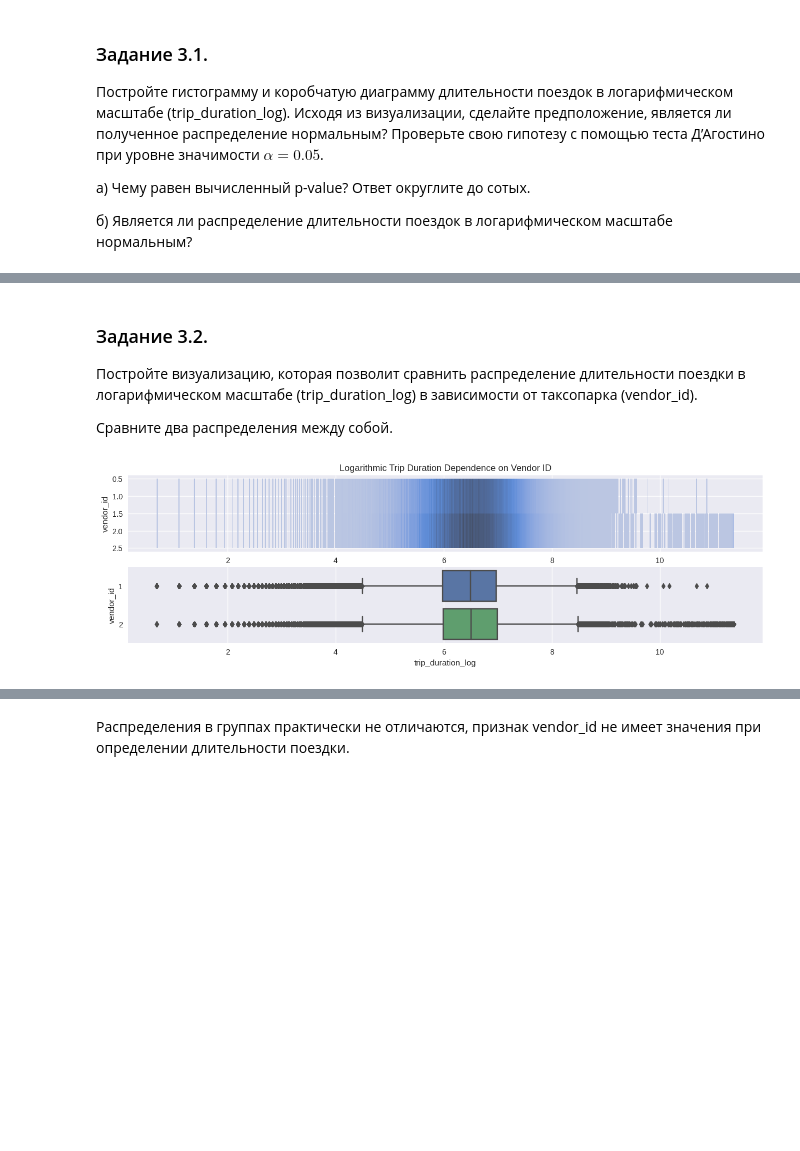
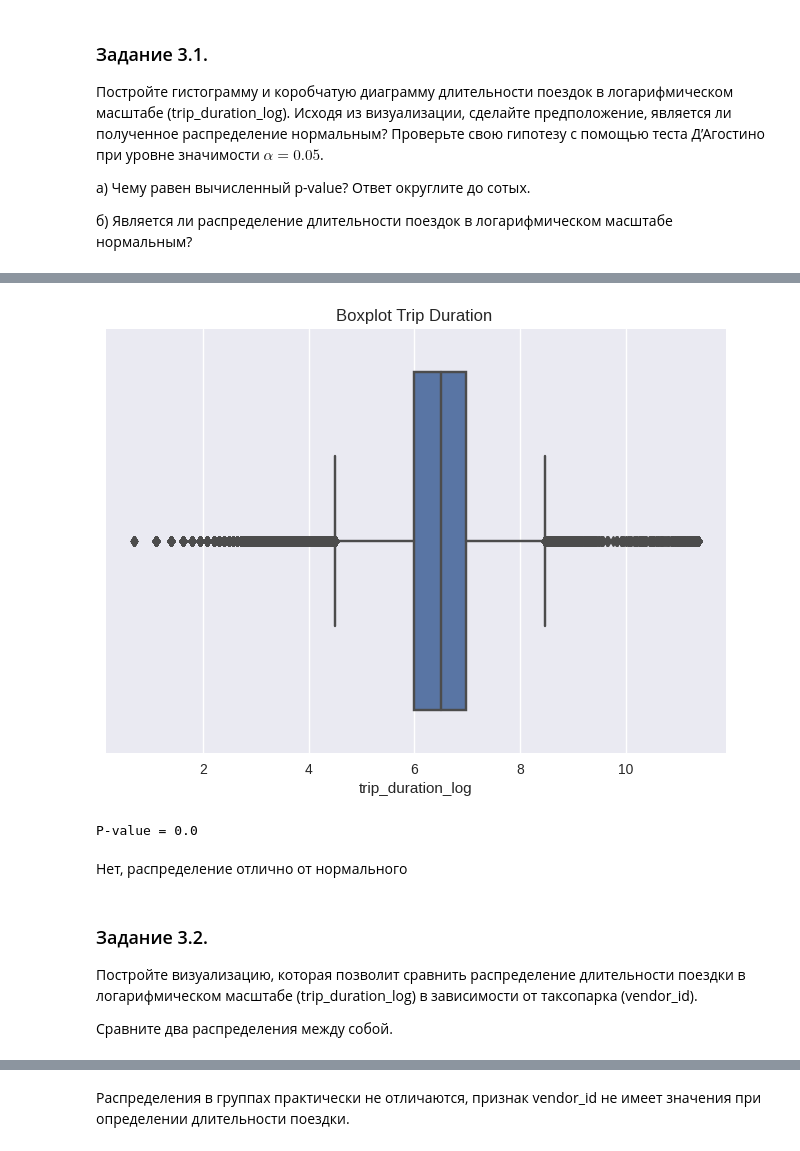
Before and after one commit to smirnovaanastasia1234/Progect_pratice, a Jupyter notebook: Проектный_практикум.ipynb, the cells around one changed output, grey strips where cells are left out. Drawn from its saved outputs; the diff is of its cells as text; code cells hidden in the pictures; blank space fills up the shorter version.

```diff
--- a/Проектный_практикум.ipynb
+++ b/Проектный_практикум.ipynb
@@ -684,26 +665,22 @@ P-value = 0.0
+# %%
+# строим коробчатую диаграмму
+boxplot = sns.boxplot(data = taxi_data, x = 'trip_duration_log')
+boxplot.set_title('Boxplot Trip Duration ');
+# %% [output]
+[figure, added]
+# %%
+# устанавливаем уровень значимости
+alpha = 0.05
+
+# тест Д'Агостино (возвращает двустороннюю вероятность для проверки гипотезы)
+test, p = stats.normaltest(taxi_data['trip_duration_log'])
+print(f'P-value = {round(p, 2)}')
+# %% [output]
+P-value = 0.0
+# %% [markdown]
+Нет, распределение отлично от нормального
 # %% [markdown]
 ### Задание 3.2.
 Постройте визуализацию, которая позволит сравнить распределение длительности поездки в логарифмическом масштабе (trip_duration_log) в зависимости от таксопарка (vendor_id).
 
 Сравните два распределения между собой.
-# %%
-# преобразуем признак vendor_id в категориальный тип данных
-taxi_data['vendor_id'] = taxi_data['vendor_id'].astype('category')
-
-# строим гистограмму и коробчатую диаграмму
-fig, axes = plt.subplots(nrows = 2, ncols = 1, figsize = (15, 4))
-histplot = sns.histplot(
-    data = taxi_data,
-    x = 'trip_duration_log',
-    y = 'vendor_id',
-    ax = axes[0]
-)
-histplot.set_title('Logarithmic Trip Duration Dependence on Vendor ID')
-boxplot = sns.boxplot(
-    data = taxi_data,
-    x = 'trip_duration_log',
-    y = 'vendor_id',
-    ax = axes[1]
-);
-# %% [output]
-[figure, removed]
```
Also changed, not shown: parts of 15 cells of this notebook.
